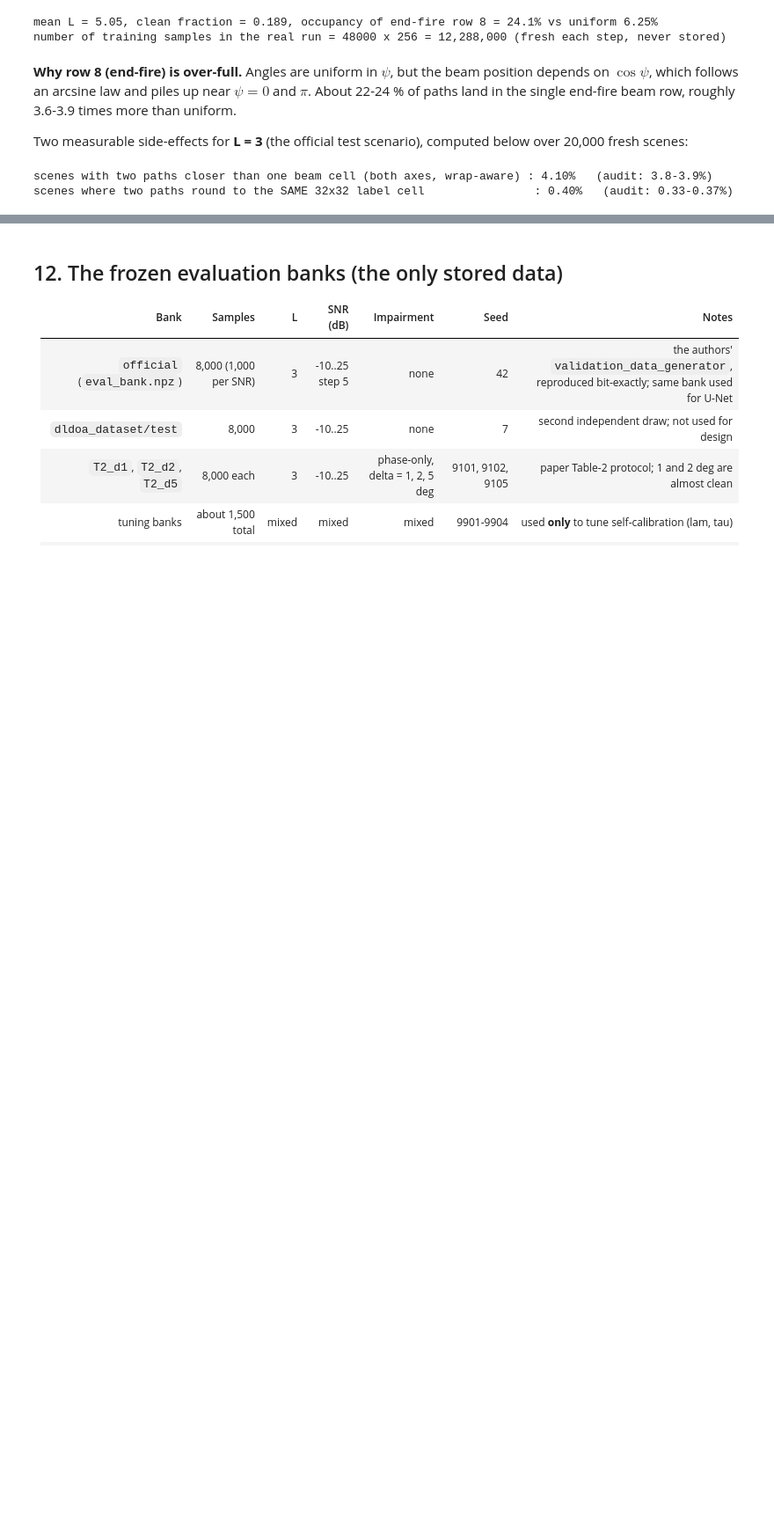
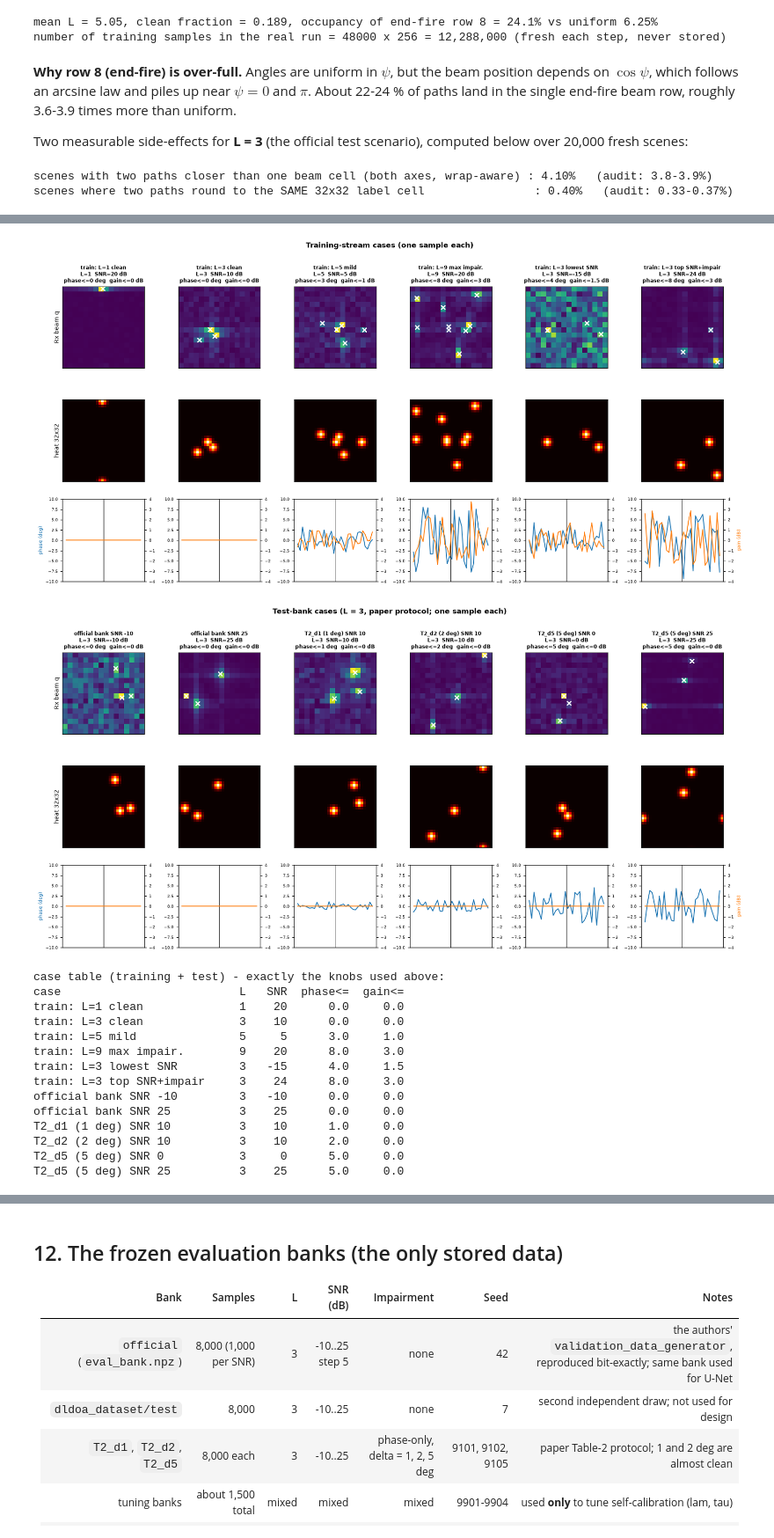
Before and after one commit to Mishatmilon059/DL_DOA_CLONE, a Jupyter notebook: notebooks/IABR_v2_Dataset_Flow.ipynb, the cells around one changed output, grey strips where cells are left out. Shown at 88% size. Cells and saved outputs as stored; diff of their text form; code cells hidden in the pictures; blank space fills up the shorter version.

```diff
--- a/notebooks/IABR_v2_Dataset_Flow.ipynb
+++ b/notebooks/IABR_v2_Dataset_Flow.ipynb
@@ -527,0 +595,68 @@ scenes where two paths round to the SAME 32x32 label cell                : 0.40%
+# %%
+def case_sample(L, snr, pd, gd, seed):
+    r = np.random.default_rng(seed)
+    ps, ph, al = sample_paths(np.array([L]), r)
+    s = simulate(ps, ph, al, snr, r, phase_deg_max=pd, gain_db_max=gd)
+    qq, pp = angles_to_cells(ps[0], ph[0], 16)
+    return dict(Y=s["Y"][0], heat=heat_targets(ps, ph, CFG["grid"], CFG["heat_sigma"])[0],
+                imp=impairment_targets(s["D_r"], s["D_t"])[0], q=qq, p=pp)
+
+def gallery(cases, title):
+    n = len(cases)
+    fig, ax = plt.subplots(3, n, figsize=(2.55 * n, 7.6), gridspec_kw=dict(height_ratios=[1, 1, 0.75]))
+    for j, (name, L, snr, pd, gd, seed) in enumerate(cases):
+        d = case_sample(L, snr, pd, gd, seed)
+        show_Y(ax[0, j], d["Y"], "", d["q"], d["p"])
+        ax[0, j].set_title(f"{name}\nL={L}  SNR={snr:g} dB\nphase<={pd:g} deg  gain<={gd:g} dB", fontsize=8)
+        ax[0, j].set_xlabel(""); ax[0, j].set_ylabel("Rx beam q" if j == 0 else ""); ax[0, j].set_xticks([]); ax[0, j].set_yticks([])
+        ax[1, j].imshow(d["heat"], cmap="hot", vmin=0, vmax=1); ax[1, j].set_xticks([]); ax[1, j].set_yticks([])
+        if j == 0: ax[1, j].set_ylabel("heat 32x32")
+        x = np.arange(32)
+        ax[2, j].plot(x, np.rad2deg(d["imp"][:, 0]), color="C0", lw=1.3)
+        a2 = ax[2, j].twinx(); a2.plot(x, 20 / np.log(10) * d["imp"][:, 1], color="C1", lw=1.3)
+        ax[2, j].axvline(15.5, color="k", lw=.8); ax[2, j].set_ylim(-10, 10); a2.set_ylim(-4, 4)
+        ax[2, j].set_xticks([]); ax[2, j].tick_params(labelsize=6); a2.tick_params(labelsize=6)
+        if j == 0: ax[2, j].set_ylabel("phase (deg)", fontsize=7, color="C0")
+        if j == n - 1: a2.set_ylabel("gain (dB)", fontsize=7, color="C1")
+    fig.suptitle(title, fontweight="bold"); plt.tight_layout(); plt.show()
+
+train_cases = [
+    ("train: L=1 clean",         1, 20, 0.0, 0.0, 11),
+    ("train: L=3 clean",         3, 10, 0.0, 0.0, 12),
+    ("train: L=5 mild",          5,  5, 3.0, 1.0, 13),
+    ("train: L=9 max impair.",   9, 20, 8.0, 3.0, 14),
+    ("train: L=3 lowest SNR",    3, -15, 4.0, 1.5, 15),
+    ("train: L=3 top SNR+impair", 3, 24, 8.0, 3.0, 16),
+]
+gallery(train_cases, "Training-stream cases (one sample each)")
+
+test_cases = [
+    ("official bank SNR -10",  3, -10, 0.0, 0.0, 21),
+    ("official bank SNR 25",   3,  25, 0.0, 0.0, 22),
+    ("T2_d1 (1 deg) SNR 10",   3,  10, 1.0, 0.0, 23),
+    ("T2_d2 (2 deg) SNR 10",   3,  10, 2.0, 0.0, 24),
+    ("T2_d5 (5 deg) SNR 0",    3,   0, 5.0, 0.0, 25),
+    ("T2_d5 (5 deg) SNR 25",   3,  25, 5.0, 0.0, 26),
+]
+gallery(test_cases, "Test-bank cases (L = 3, paper protocol; one sample each)")
+
+print("case table (training + test) - exactly the knobs used above:")
+print(f"{'case':28s} {'L':>2s} {'SNR':>5s} {'phase<=':>8s} {'gain<=':>7s}")
+for name, L, snr, pd, gd, _ in train_cases + test_cases: print(f"{name:28s} {L:2d} {snr:5.0f} {pd:8.1f} {gd:7.1f}")
+# %% [output]
+[figure, added]
+[figure, added]
+case table (training + test) - exactly the knobs used above:
+case                          L   SNR  phase<=  gain<=
+train: L=1 clean              1    20      0.0     0.0
+train: L=3 clean              3    10      0.0     0.0
+train: L=5 mild               5     5      3.0     1.0
+train: L=9 max impair.        9    20      8.0     3.0
+train: L=3 lowest SNR         3   -15      4.0     1.5
+train: L=3 top SNR+impair     3    24      8.0     3.0
+official bank SNR -10         3   -10      0.0     0.0
+official bank SNR 25          3    25      0.0     0.0
+T2_d1 (1 deg) SNR 10          3    10      1.0     0.0
+T2_d2 (2 deg) SNR 10          3    10      2.0     0.0
+T2_d5 (5 deg) SNR 0           3     0      5.0     0.0
+T2_d5 (5 deg) SNR 25          3    25      5.0     0.0
```
Also changed, not shown: parts of 6 cells of this notebook, 1 other file.
